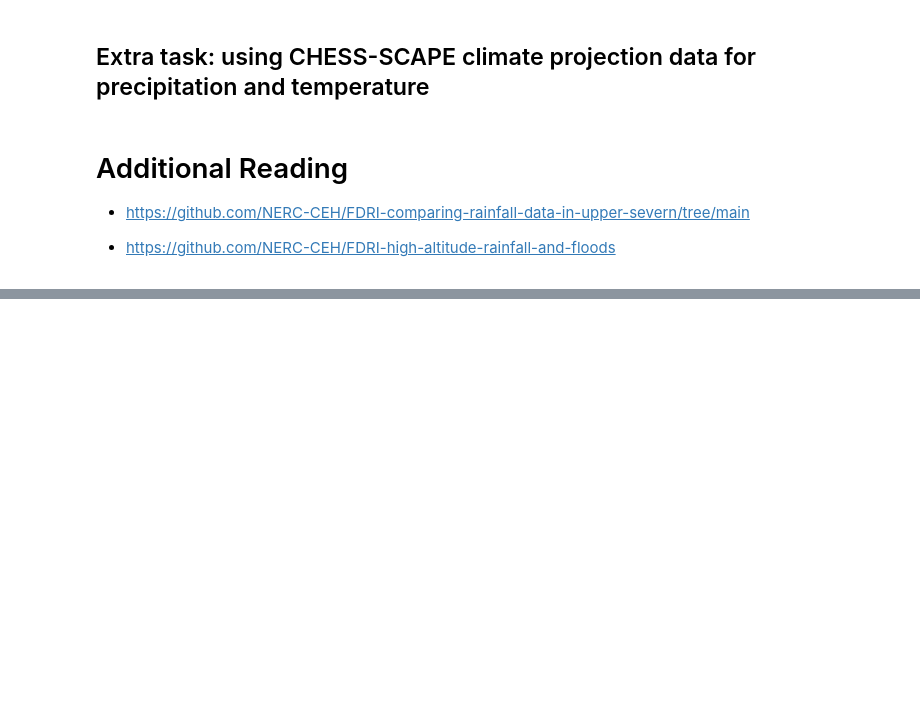
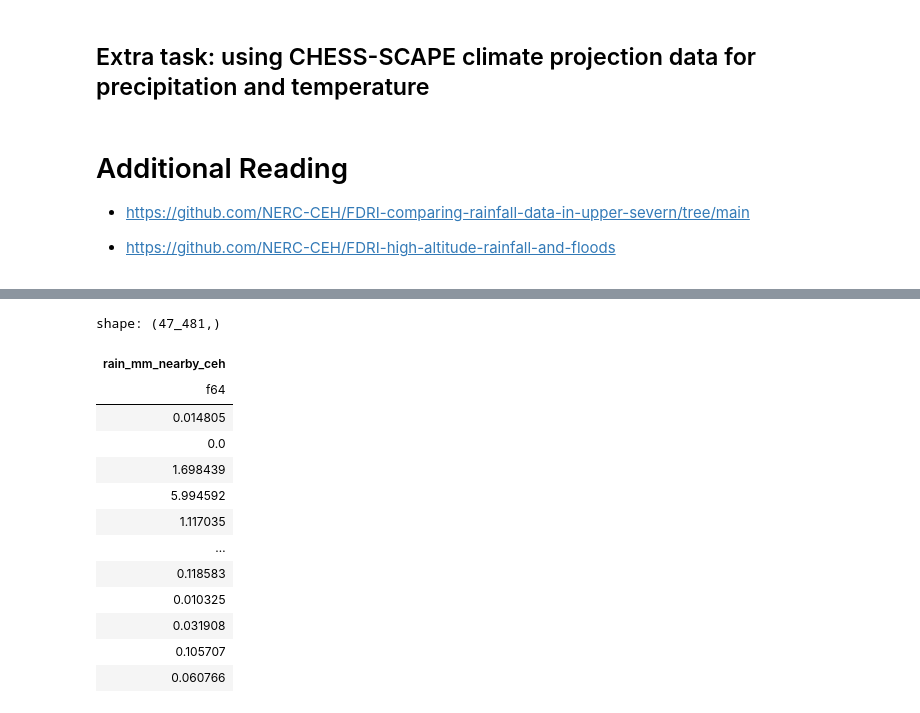
Before and after one commit to Thomasjkeel/UKCEH_Summer_School, a Jupyter notebook: Workshop_4/Workshop_4_rainfall_uncertainty.ipynb, the cells around one changed output, grey strips where cells are left out. Drawn from its saved outputs; the diff is of its cells as text; code cells hidden in the pictures; blank space fills up the shorter version.

```diff
--- a/Workshop_4/Workshop_4_rainfall_uncertainty.ipynb
+++ b/Workshop_4/Workshop_4_rainfall_uncertainty.ipynb
@@ -409,0 +526,17 @@ chess_pr = xr.open_zarr(pr_zstore, decode_times=True, decode_cf=True, consolidat
+# %%
+carreg_w_nearby['rain_mm_nearby_ceh'].drop_nulls()
+# %% [output]
+shape: (47_481,)
+| rain_mm_nearby_ceh |
+| f64 |
+| 0.014805 |
+| 0.0 |
+| 1.698439 |
+| 5.994592 |
+| 1.117035 |
+| … |
+| 0.118583 |
+| 0.010325 |
+| 0.031908 |
+| 0.105707 |
+| 0.060766 |
```
Also changed, not shown: parts of 33 cells of this notebook, 3 other files.
